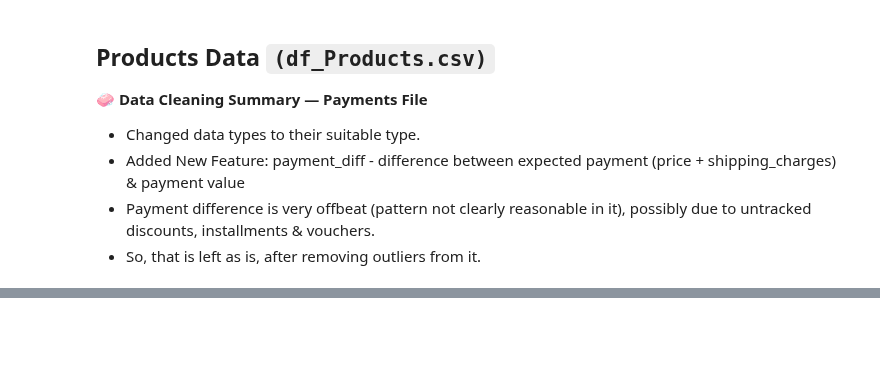
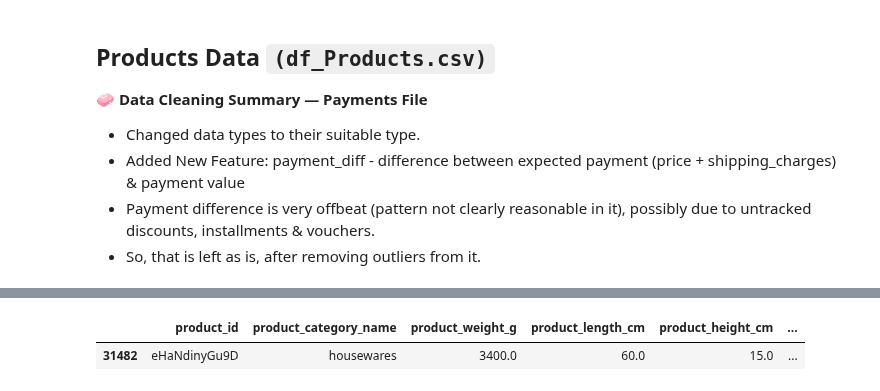
Before and after one commit to JatinY459/ecommerce-data-analysis, a Jupyter notebook: notebooks/02_data_cleaning.ipynb, the cells around one changed output, grey strips where cells are left out. Saved outputs shown, nothing was run; the diff lists cells and outputs as text; code cells hidden in the pictures; blank space fills up the shorter version.

```diff
--- a/notebooks/02_data_cleaning.ipynb
+++ b/notebooks/02_data_cleaning.ipynb
@@ -738,0 +792,5 @@ payments.shape
+# %%
+products.sample()
+# %% [output]
+|  | product_id | product_category_name | product_weight_g | product_length_cm | product_height_cm | ... |
+| 31482 | eHaNdinyGu9D | housewares | 3400.0 | 60.0 | 15.0 | ... |
```
Also changed, not shown: parts of 42 cells of this notebook.
